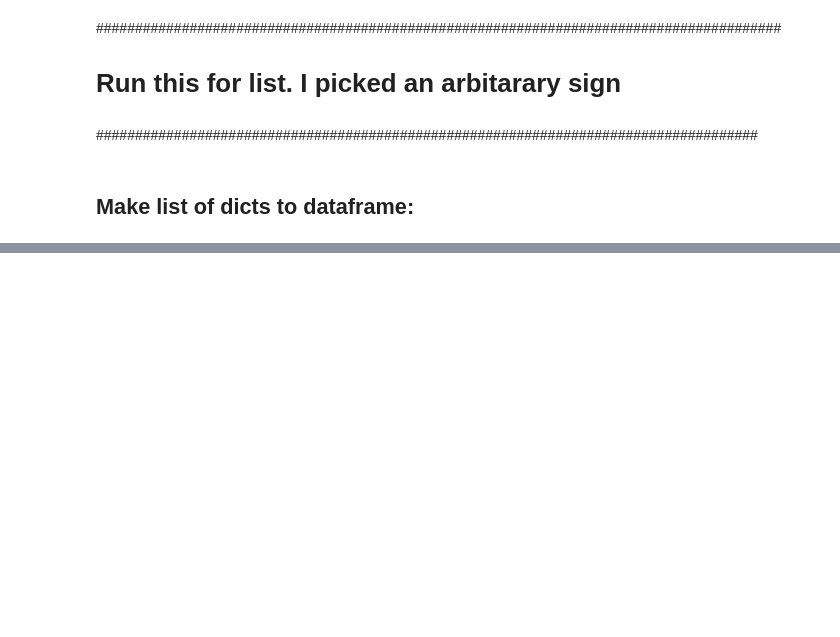
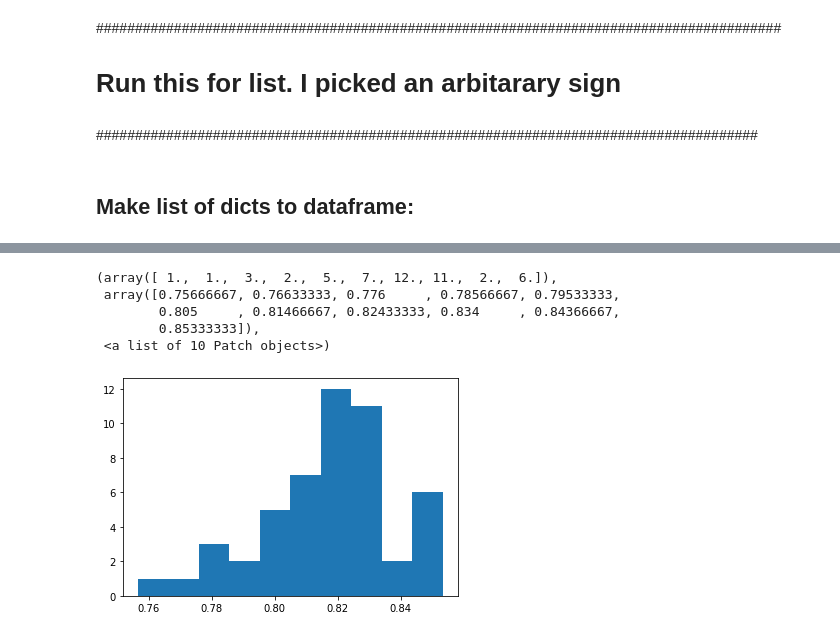
Before and after one commit to chenson2018/APM-Project, a Jupyter notebook: LeapMotion/LP Explore.ipynb, the cells around one changed output, grey strips where cells are left out. Saved outputs shown, nothing was run; the diff lists cells and outputs as text; code cells hidden in the pictures; blank space fills up the shorter version.

Commit message:
Added Histogram

```diff
--- a/LeapMotion/LP Explore.ipynb
+++ b/LeapMotion/LP Explore.ipynb
@@ -300,6 +302,3 @@ feature_frame
 # %%
 y = feature_frame.fillna(0).label
 X = feature_frame.fillna(0).drop(['label'], axis = 1)
-# %%
-from sklearn.model_selection import train_test_split
-X_train, X_test, y_train, y_test = train_test_split(X, y, test_size=0.2, random_state=42)
@@ -313,0 +318,9 @@ clf.score(X_test,y_test)
+# %%
+plt.hist(accuracy, bins=10)
+# %% [output]
+(array([ 1.,  1.,  3.,  2.,  5.,  7., 12., 11.,  2.,  6.]),
+ array([0.75666667, 0.76633333, 0.776     , 0.78566667, 0.79533333,
+        0.805     , 0.81466667, 0.82433333, 0.834     , 0.84366667,
+        0.85333333]),
+ <a list of 10 Patch objects>)
+[figure, added]
```
Also changed, not shown: parts of 14 cells of this notebook.
